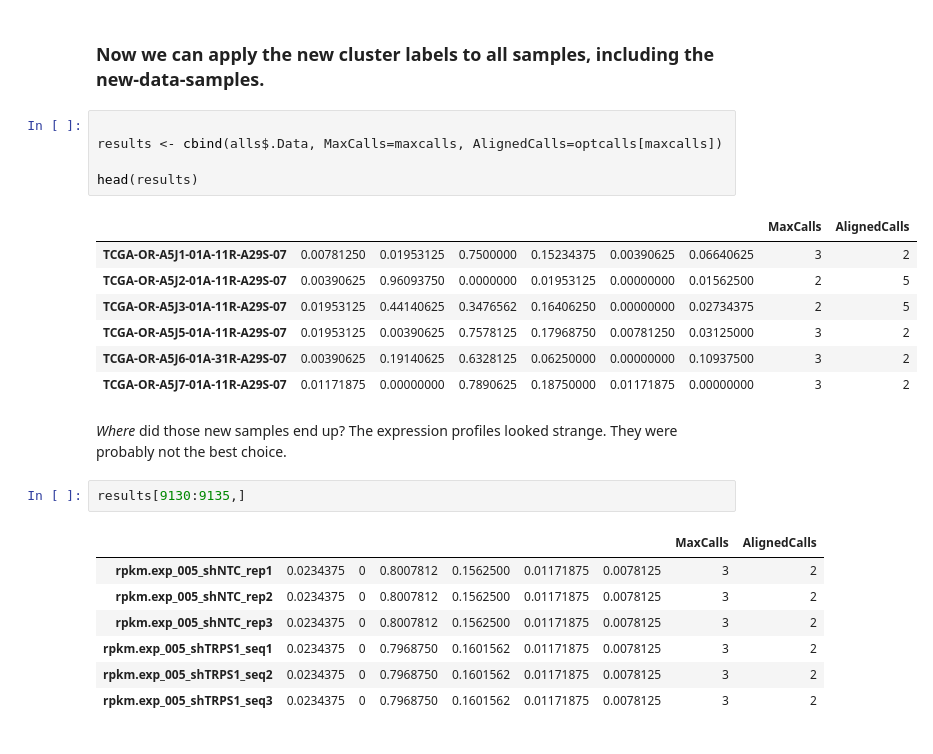
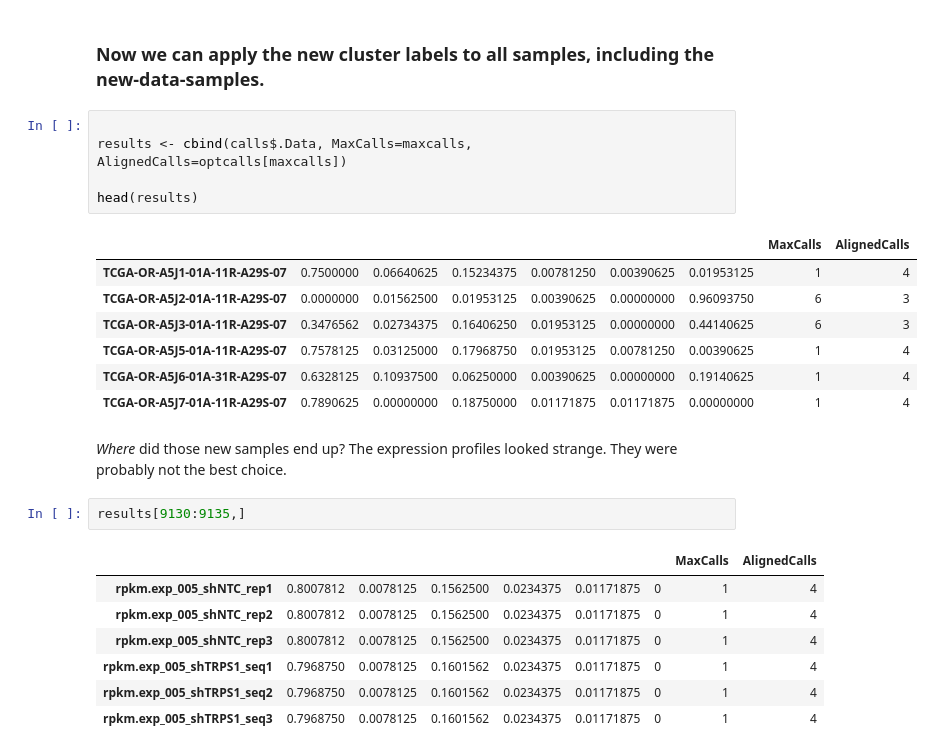
Before and after one commit to Gibbsdavidl/Immune-Subtype-Clustering, a Jupyter notebook: Notebooks/Call_immune_subtypes_on_new_data.ipynb, the cells around one changed output. Saved outputs shown, nothing was run; the diff lists cells and outputs as text.

```diff
--- a/Notebooks/Call_immune_subtypes_on_new_data.ipynb
+++ b/Notebooks/Call_immune_subtypes_on_new_data.ipynb
@@ -271,26 +257,26 @@ Reported    1    5    2    3    6    4
 ### Now we can apply the new cluster labels to all samples, including the new-data-samples.
 # %%
 
-results <- cbind(alls$.Data, MaxCalls=maxcalls, AlignedCalls=optcalls[maxcalls])
+results <- cbind(calls$.Data, MaxCalls=maxcalls, AlignedCalls=optcalls[maxcalls])
 
 head(results)
 # %% [output]
 |  |  |  |  |  |  |  | MaxCalls | AlignedCalls |
-| TCGA-OR-A5J1-01A-11R-A29S-07 | 0.00781250 | 0.01953125 | 0.7500000 | 0.15234375 | 0.00390625 | 0.06640625 | 3 | 2 |
-| TCGA-OR-A5J2-01A-11R-A29S-07 | 0.00390625 | 0.96093750 | 0.0000000 | 0.01953125 | 0.00000000 | 0.01562500 | 2 | 5 |
-| TCGA-OR-A5J3-01A-11R-A29S-07 | 0.01953125 | 0.44140625 | 0.3476562 | 0.16406250 | 0.00000000 | 0.02734375 | 2 | 5 |
-| TCGA-OR-A5J5-01A-11R-A29S-07 | 0.01953125 | 0.00390625 | 0.7578125 | 0.17968750 | 0.00781250 | 0.03125000 | 3 | 2 |
-| TCGA-OR-A5J6-01A-31R-A29S-07 | 0.00390625 | 0.19140625 | 0.6328125 | 0.06250000 | 0.00000000 | 0.10937500 | 3 | 2 |
-| TCGA-OR-A5J7-01A-11R-A29S-07 | 0.01171875 | 0.00000000 | 0.7890625 | 0.18750000 | 0.01171875 | 0.00000000 | 3 | 2 |
+| TCGA-OR-A5J1-01A-11R-A29S-07 | 0.7500000 | 0.06640625 | 0.15234375 | 0.00781250 | 0.00390625 | 0.01953125 | 1 | 4 |
+| TCGA-OR-A5J2-01A-11R-A29S-07 | 0.0000000 | 0.01562500 | 0.01953125 | 0.00390625 | 0.00000000 | 0.96093750 | 6 | 3 |
+| TCGA-OR-A5J3-01A-11R-A29S-07 | 0.3476562 | 0.02734375 | 0.16406250 | 0.01953125 | 0.00000000 | 0.44140625 | 6 | 3 |
+| TCGA-OR-A5J5-01A-11R-A29S-07 | 0.7578125 | 0.03125000 | 0.17968750 | 0.01953125 | 0.00781250 | 0.00390625 | 1 | 4 |
+| TCGA-OR-A5J6-01A-31R-A29S-07 | 0.6328125 | 0.10937500 | 0.06250000 | 0.00390625 | 0.00000000 | 0.19140625 | 1 | 4 |
+| TCGA-OR-A5J7-01A-11R-A29S-07 | 0.7890625 | 0.00000000 | 0.18750000 | 0.01171875 | 0.01171875 | 0.00000000 | 1 | 4 |
 # %% [markdown]
 *Where* did those new samples end up?  The expression profiles looked strange. They were probably not the best choice.
 # %%
 results[9130:9135,]
 # %% [output]
 |  |  |  |  |  |  |  | MaxCalls | AlignedCalls |
-| rpkm.exp_005_shNTC_rep1 | 0.0234375 | 0 | 0.8007812 | 0.1562500 | 0.01171875 | 0.0078125 | 3 | 2 |
-| rpkm.exp_005_shNTC_rep2 | 0.0234375 | 0 | 0.8007812 | 0.1562500 | 0.01171875 | 0.0078125 | 3 | 2 |
-| rpkm.exp_005_shNTC_rep3 | 0.0234375 | 0 | 0.8007812 | 0.1562500 | 0.01171875 | 0.0078125 | 3 | 2 |
-| rpkm.exp_005_shTRPS1_seq1 | 0.0234375 | 0 | 0.7968750 | 0.1601562 | 0.01171875 | 0.0078125 | 3 | 2 |
-| rpkm.exp_005_shTRPS1_seq2 | 0.0234375 | 0 | 0.7968750 | 0.1601562 | 0.01171875 | 0.0078125 | 3 | 2 |
-| rpkm.exp_005_shTRPS1_seq3 | 0.0234375 | 0 | 0.7968750 | 0.1601562 | 0.01171875 | 0.0078125 | 3 | 2 |
+| rpkm.exp_005_shNTC_rep1 | 0.8007812 | 0.0078125 | 0.1562500 | 0.0234375 | 0.01171875 | 0 | 1 | 4 |
+| rpkm.exp_005_shNTC_rep2 | 0.8007812 | 0.0078125 | 0.1562500 | 0.0234375 | 0.01171875 | 0 | 1 | 4 |
+| rpkm.exp_005_shNTC_rep3 | 0.8007812 | 0.0078125 | 0.1562500 | 0.0234375 | 0.01171875 | 0 | 1 | 4 |
+| rpkm.exp_005_shTRPS1_seq1 | 0.7968750 | 0.0078125 | 0.1601562 | 0.0234375 | 0.01171875 | 0 | 1 | 4 |
+| rpkm.exp_005_shTRPS1_seq2 | 0.7968750 | 0.0078125 | 0.1601562 | 0.0234375 | 0.01171875 | 0 | 1 | 4 |
+| rpkm.exp_005_shTRPS1_seq3 | 0.7968750 | 0.0078125 | 0.1601562 | 0.0234375 | 0.01171875 | 0 | 1 | 4 |
```
Also changed, not shown: parts of 7 cells of this notebook, 1 other file.
